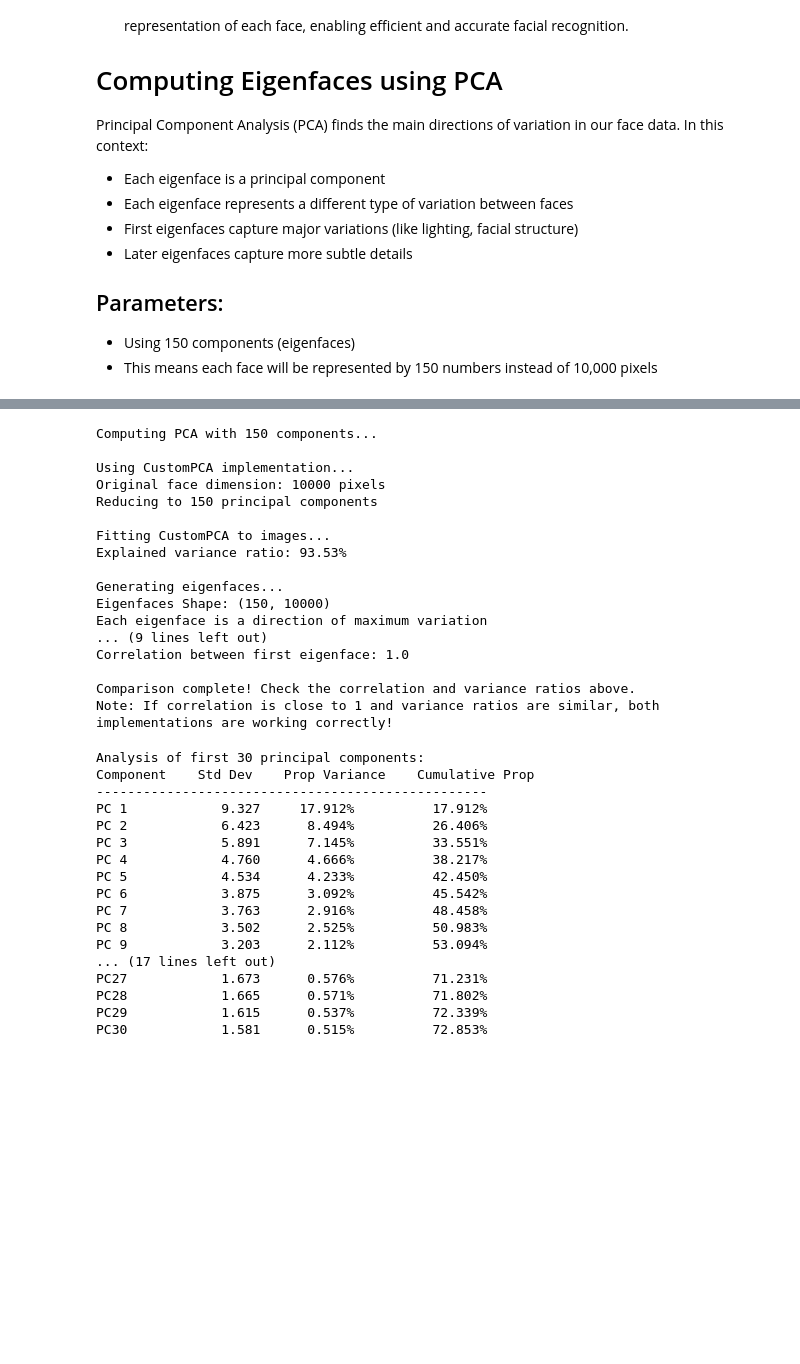
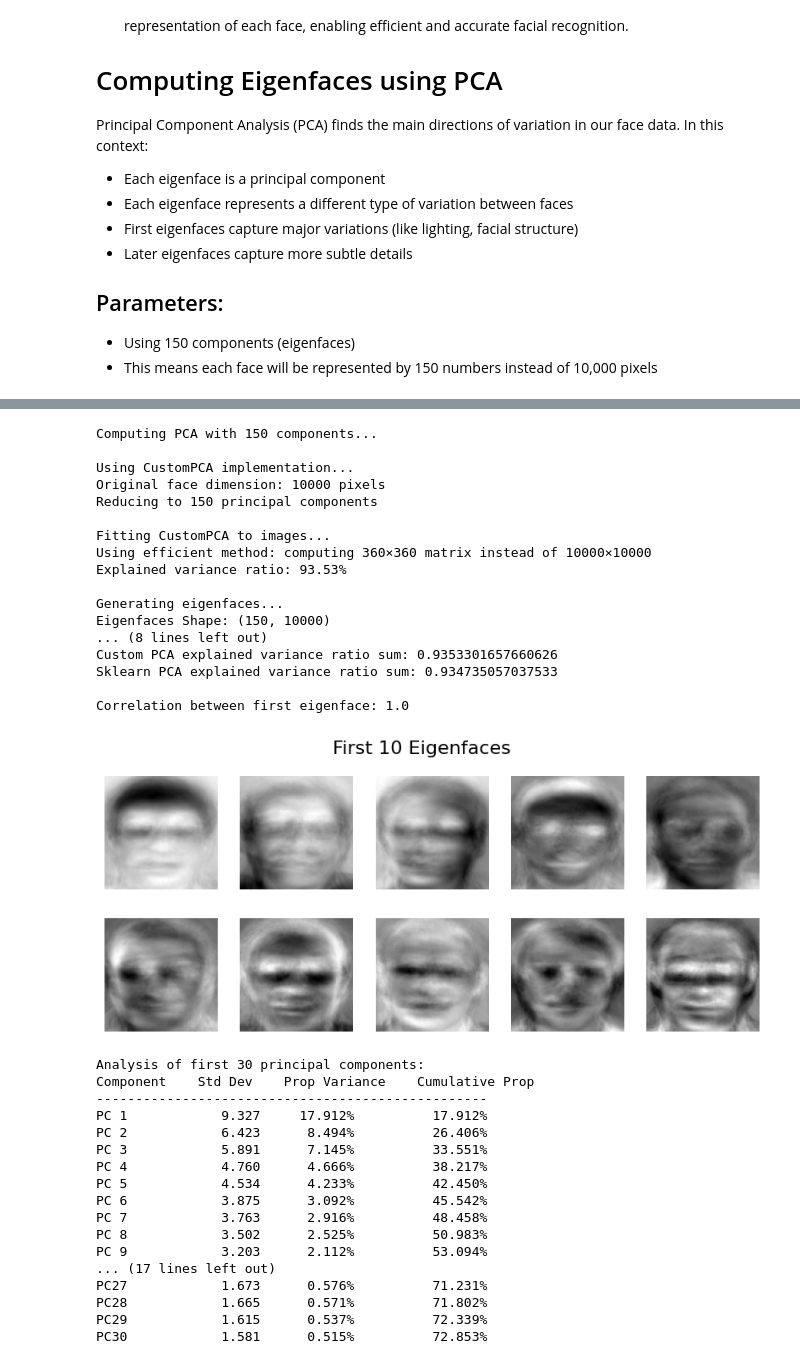
Before and after one commit to Joe-Johnson-23/Eigenfaces, a Jupyter notebook: eigenfaces.ipynb, the cells around one changed output, grey strips where cells are left out. Drawn from its saved outputs; the diff is of its cells as text; code cells hidden in the pictures; blank space fills up the shorter version.

```diff
--- a/eigenfaces.ipynb
+++ b/eigenfaces.ipynb
@@ -671,36 +700,6 @@ class CustomPCA:
         self.explained_variance_ratio_ = self.explained_variance_ / total_var
 
         # Apply whitening if requested
-        if self.whiten:
-            self.components_ = self.components_ / np.sqrt(self.explained_variance_[:, np.newaxis])
-
-        return self
-
-
-    def fit(self, X):
-        # Center the data
-        self.mean_ = np.mean(X, axis=0)
-        X_centered = X - self.mean_
-
-        # You can use either of these lines:
-        # cov_matrix = np.cov(X_centered, rowvar=False)
-        cov_matrix = self.manual_covariance(X_centered)  # Our implementation
-
-        # Compute eigenvalues and eigenvectors
-        eigenvalues, eigenvectors = np.linalg.eigh(cov_matrix)
-
-        # Sort in descending order
-        idx = np.argsort(eigenvalues)[::-1]
-        eigenvalues = eigenvalues[idx]
-        eigenvectors = eigenvectors[:, idx]
-
-        # Store top n_components
-        # Sorts eigenvalues and eigenvectors in descending order
-        # Most important features (eigenfaces) come first
-        self.components_ = eigenvectors[:, :self.n_components].T
-        self.explained_variance_ = eigenvalues[:self.n_components]
-        self.explained_variance_ratio_ = self.explained_variance_ / np.sum(eigenvalues)
-
         # Add whitening if enabled
         # Makes all principal components have equal variance
         # Useful when different components have very different scales
@@ -708,10 +707,12 @@ class CustomPCA:
         # Larger eigenvalues get divided by larger numbers
         # Result: all components contribute equally in terms of scale
         if self.whiten:
-            # Scale each component by 1/sqrt(eigenvalue)
+          # Scale each component by 1/sqrt(eigenvalue)
             self.components_ = self.components_ / np.sqrt(self.explained_variance_[:, np.newaxis])
 
         return self
+
+
 
 
     #Projects the input data onto the principal components (eigenfaces)
@@ -849,37 +850,56 @@ print(f"Reducing to {n_components} principal components")
 print("\nFitting CustomPCA to images...")
 pca.fit(A)
 print(f"Explained variance ratio: {pca.explained_variance_ratio_.sum():.2%}")
 
 print("\nGenerating eigenfaces...")
 eigenfaces = pca.components_
 print(f"Eigenfaces Shape: {eigenfaces.shape}")
 print("Each eigenface is a direction of maximum variation")
 
 print("\nComputing face weights...")
 face_weights = pca.transform(A)
 print(f"Face Weights Shape: {face_weights.shape}")
 print(f"Each face is now represented by {n_components} weights instead of {A.shape[1]} pixels")
 
 # Compare implementations to see which one performs better
 print("\nComparing CustomPCA with sklearn's PCA implementation...")
 custom_pca_comparison, sklearn_pca_comparison = compare_implementations(A, n_components=n_components)
-print("\nComparison complete! Check the correlation and variance ratios above.")
-print("Note: If correlation is close to 1 and variance ratios are similar, both implementations are working correctly!")
+
+
+
+def plot_faces(faces, title, rows=2, cols=5):
+    fig, axes = plt.subplots(rows, cols, figsize=(10, 4))
+    fig.suptitle(title, fontsize=16)
+
+    # Handle both single and multiple subplot cases
+    if rows == 1 and cols == 1:
+        axes.imshow(faces[0].reshape(100, 100), cmap='gray')
+        axes.axis('off')
+    else:
+        for i, ax in enumerate(axes.flat):
+            if i < len(faces):
+                ax.imshow(faces[i].reshape(100, 100), cmap='gray')
+                ax.axis('off')
+    plt.show()
+
+
+plot_faces(eigenfaces[:10], "First 10 Eigenfaces")
 # %% [output]
 Computing PCA with 150 components...
 
 Using CustomPCA implementation...
 Original face dimension: 10000 pixels
 Reducing to 150 principal components
 
 Fitting CustomPCA to images...
+Using efficient method: computing 360×360 matrix instead of 10000×10000
 Explained variance ratio: 93.53%
 
 Generating eigenfaces...
 Eigenfaces Shape: (150, 10000)
-Each eigenface is a direction of maximum variation
-... (9 lines left out)
+... (8 lines left out)
+Custom PCA explained variance ratio sum: 0.9353301657660626
+Sklearn PCA explained variance ratio sum: 0.934735057037533
+
 Correlation between first eigenface: 1.0
-
-Comparison complete! Check the correlation and variance ratios above.
-Note: If correlation is close to 1 and variance ratios are similar, both implementations are working correctly!
+[figure, added]
```
Also changed, not shown: parts of 8 cells of this notebook.
